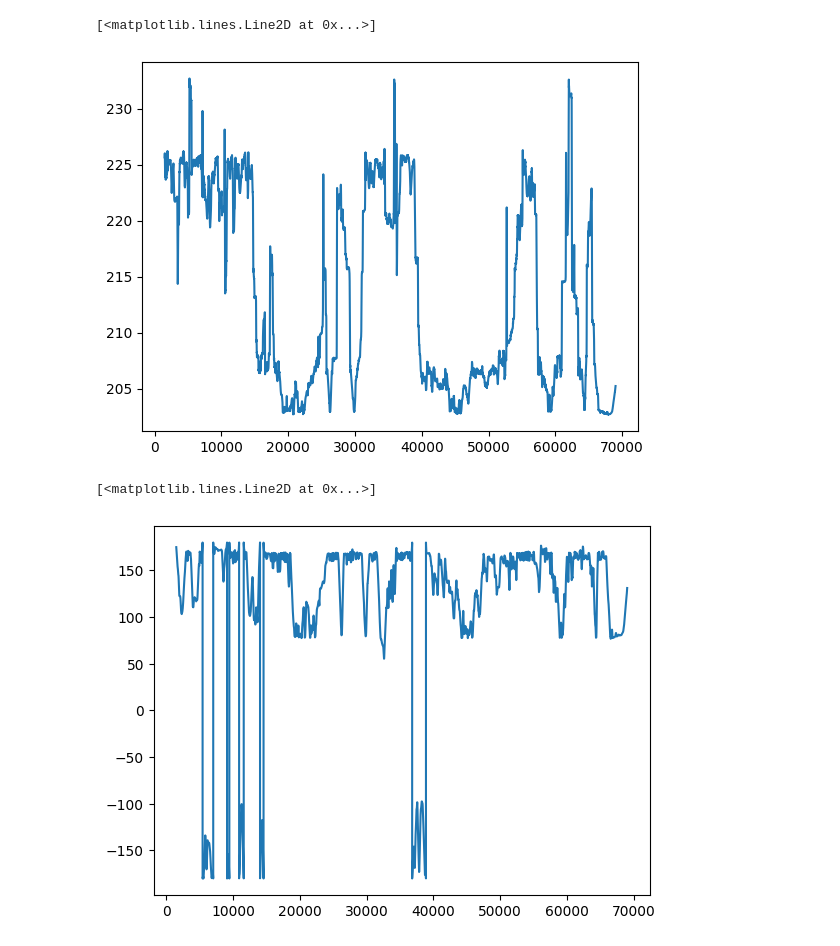
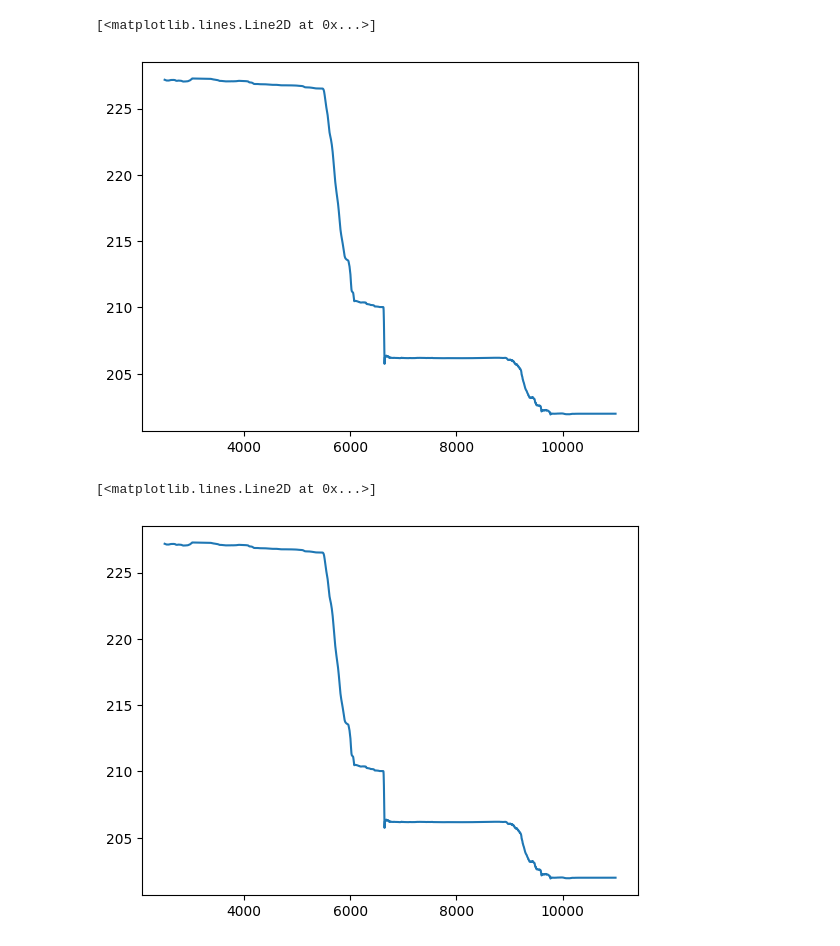
Before and after one commit to abhay-negi-usc/contact-manifold-state-estimation, a Jupyter notebook: real_data/kuka_raw_data_processor.ipynb, the cells around one changed output. Cells and saved outputs as stored; diff of their text form; code cells hidden in the pictures.

Commit message:
added real data processing

```diff
--- a/real_data/kuka_raw_data_processor.ipynb
+++ b/real_data/kuka_raw_data_processor.ipynb
@@ -3,3 +3,17 @@ import numpy as np
 import pandas as pd
 from scipy.spatial.transform import Rotation as R
 import matplotlib.pyplot as plt
+
+filepath = "/home/rp/abhay_ws/contact-manifold-state-estimation/real_data/BNC_ideal_trajectory.csv"
+df = pd.read_csv(filepath)
+# rename columns
+df = df.rename(columns={
+    'axisQMsr_LBR_iiwa_14_R820_1[0]': 'J0',
+    'axisQMsr_LBR_iiwa_14_R820_1[1]': 'J1',
+    'axisQMsr_LBR_iiwa_14_R820_1[2]': 'J2',
+    'axisQMsr_LBR_iiwa_14_R820_1[3]': 'J3',
+    'axisQMsr_LBR_iiwa_14_R820_1[4]': 'J4',
+    'axisQMsr_LBR_iiwa_14_R820_1[5]': 'J5',
+    'axisQMsr_LBR_iiwa_14_R820_1[6]': 'J6',
+})
+df.keys()
@@ -38,11 +160,11 @@ Index(['ZeitInSec', 'ZeitInNanoSec', 'cartForce1_X', 'cartForceVar1_X',
 # %%
-plt.plot(df['FK_Z'][1500:69000])
+plt.plot(df_filtered['FK_Z'])
 # %% [output]
 [<matplotlib.lines.Line2D at 0x...>]
-[figure, old version]
+[figure, new version]
 # %%
-plt.plot(df['FK_A'].iloc[1500:69000])
+plt.plot(df_filtered['FK_Z'])
 # plt.plot(pd.concat([df['FK_A'].iloc[1500:35000], df['FK_A'].iloc[40000:69000]]).values)
 # %% [output]
 [<matplotlib.lines.Line2D at 0x...>]
-[figure, old version]
+[figure, new version]
```
Also changed, not shown: parts of 9 cells of this notebook, 9 other files.
